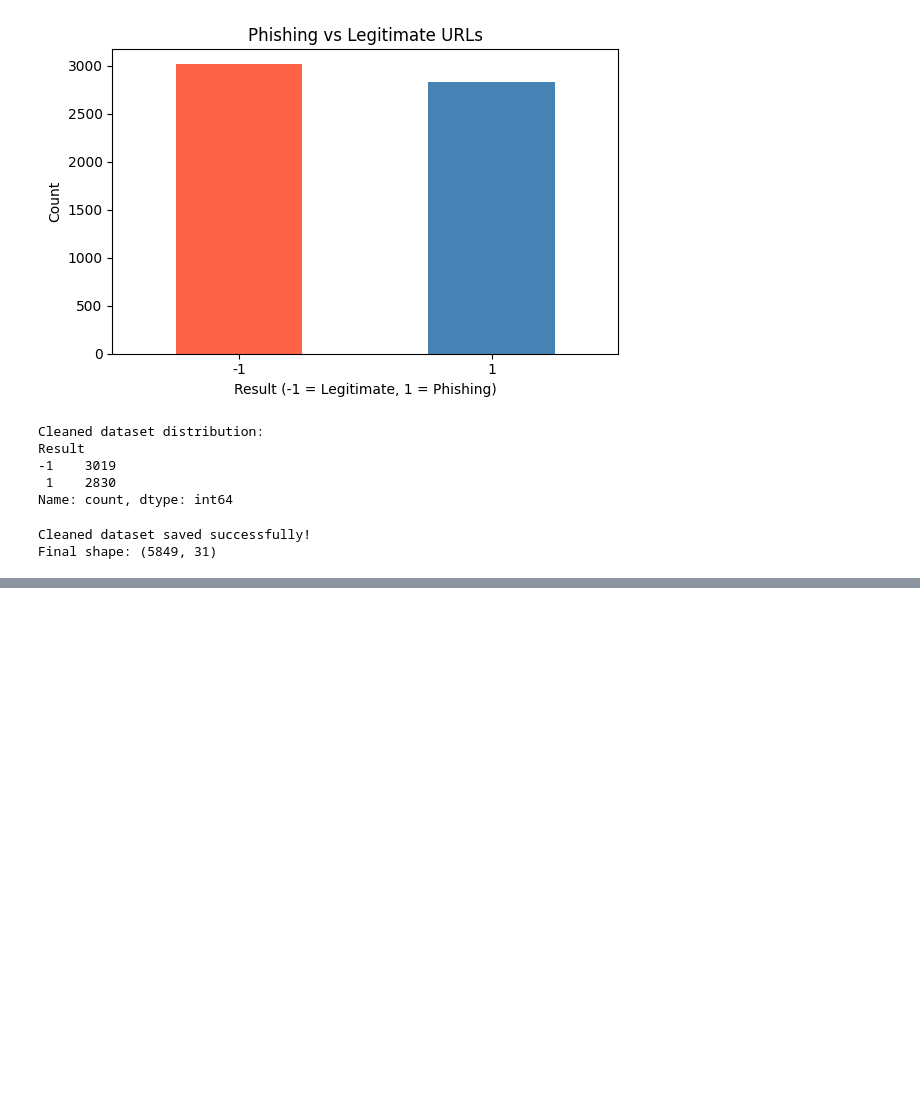
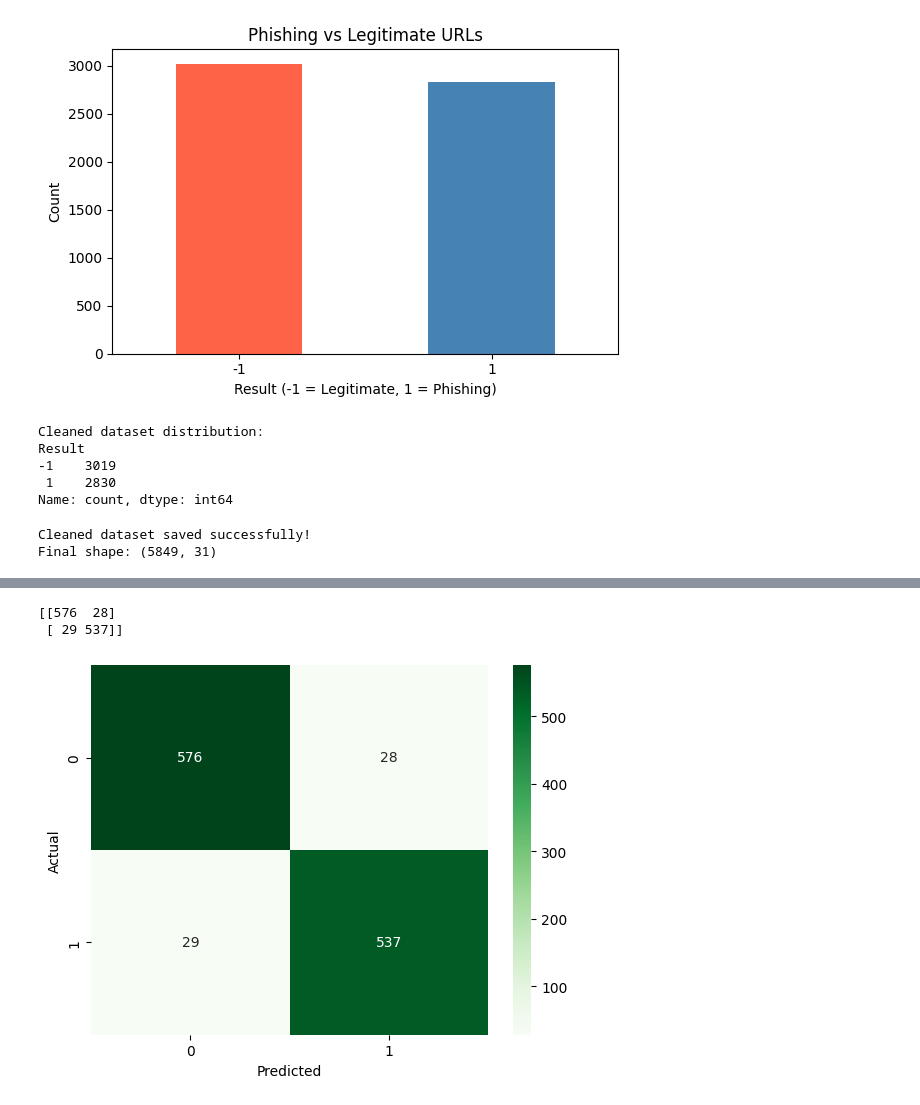
Before and after one commit to BinitaPandey12/phishing-detection-ml-system, a Jupyter notebook: notebooks/phishing_url_preparation.ipynb, the cells around one changed output, grey strips where cells are left out. Drawn from its saved outputs; the diff is of its cells as text; code cells hidden in the pictures; blank space fills up the shorter version.

```diff
--- a/notebooks/phishing_url_preparation.ipynb
+++ b/notebooks/phishing_url_preparation.ipynb
@@ -217,0 +597,14 @@ Final shape: (5849, 31)
+# %%
+X_train_xgb=X_train.replace({-1:0,1:1})
+X_test_xgb=X_test.replace({-1:0,1:1})
+y_train_xgb=y_train.replace({-1:0,1:1})
+y_test_xgb=y_test.replace({-1:0,1:1})
+# %%
+xgb_model = XGBClassifier(
+    random_state=42,
+    n_estimators=100,
+    learning_rate=0.1,
+    max_depth=6
+)
+
+xgb_model.fit(X_train_xgb, y_train_xgb)
@@ -217,0 +623,2 @@ Final shape: (5849, 31)
+# %%
+y_predict_xgb=xgb_model.predict(X_test_xgb)
@@ -217,0 +639,22 @@ Final shape: (5849, 31)
+# %%
+cm=confusion_matrix(y_test_xgb, y_predict_xgb)
+print(cm)
+# %% [output]
+[[576  28]
+ [ 29 537]]
+# %%
+import seaborn as sns
+import matplotlib.pyplot as plt
+
+sns.heatmap(
+    cm,
+    annot=True,
+    fmt='d',
+    cmap='Greens'
+)
+
+plt.xlabel("Predicted")
+plt.ylabel("Actual")
+plt.show()
+# %% [output]
+[figure, added]
```
Also changed, not shown: parts of 131 cells of this notebook, 11 other files.
